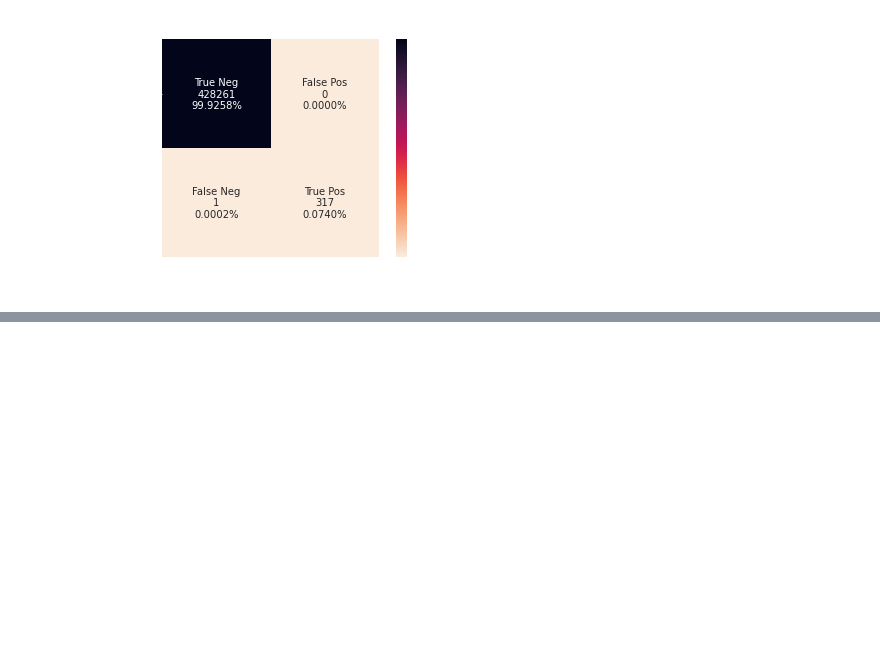
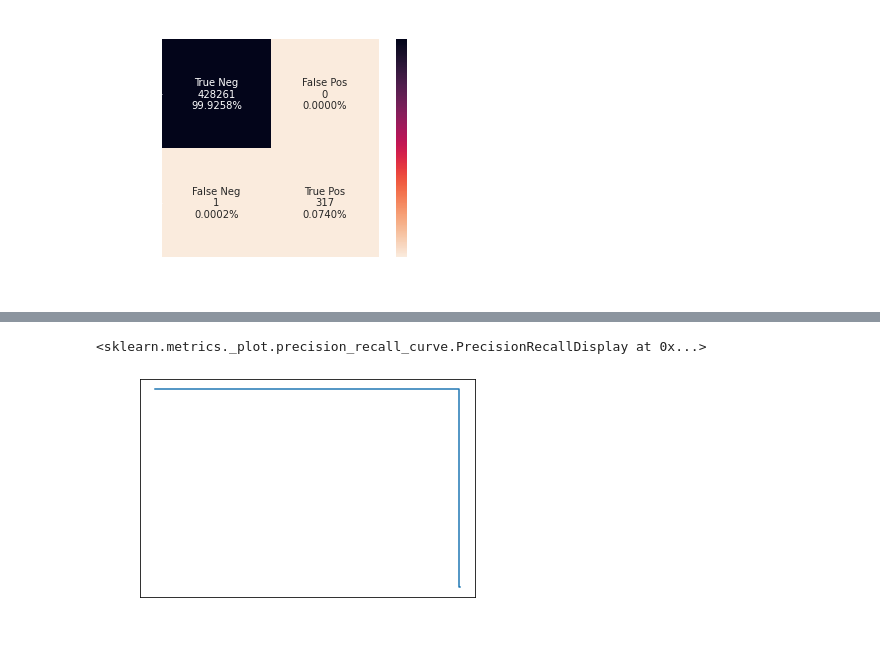
Before and after one commit to VinceDiR/DDoS_traffic_classification, a Jupyter notebook: final_script.ipynb, the cells around one changed output, grey strips where cells are left out. Saved outputs shown, nothing was run; the diff lists cells and outputs as text; code cells hidden in the pictures; blank space fills up the shorter version.

```diff
--- a/final_script.ipynb
+++ b/final_script.ipynb
@@ -756,0 +757,11 @@ Logistic Regression Model best precision score 0.000 at prob decision threshold
+# %%
+test_preds = stacked.predict(X_test)
+# %%
+precision, recall, _ = precision_recall_curve(y_test, test_preds)
+# %%
+disp = PrecisionRecallDisplay(precision=precision, recall=recall)
+# %%
+disp.plot()
+# %% [output]
+<sklearn.metrics._plot.precision_recall_curve.PrecisionRecallDisplay at 0x...>
+[figure, added]
```
Also changed, not shown: parts of 4 cells of this notebook, 2 other files.
